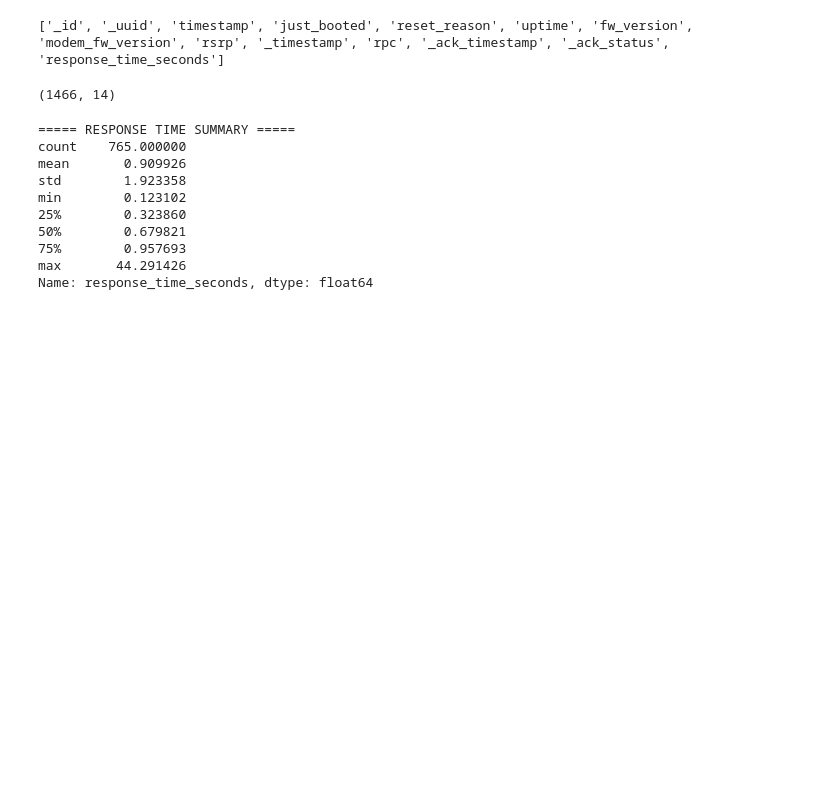
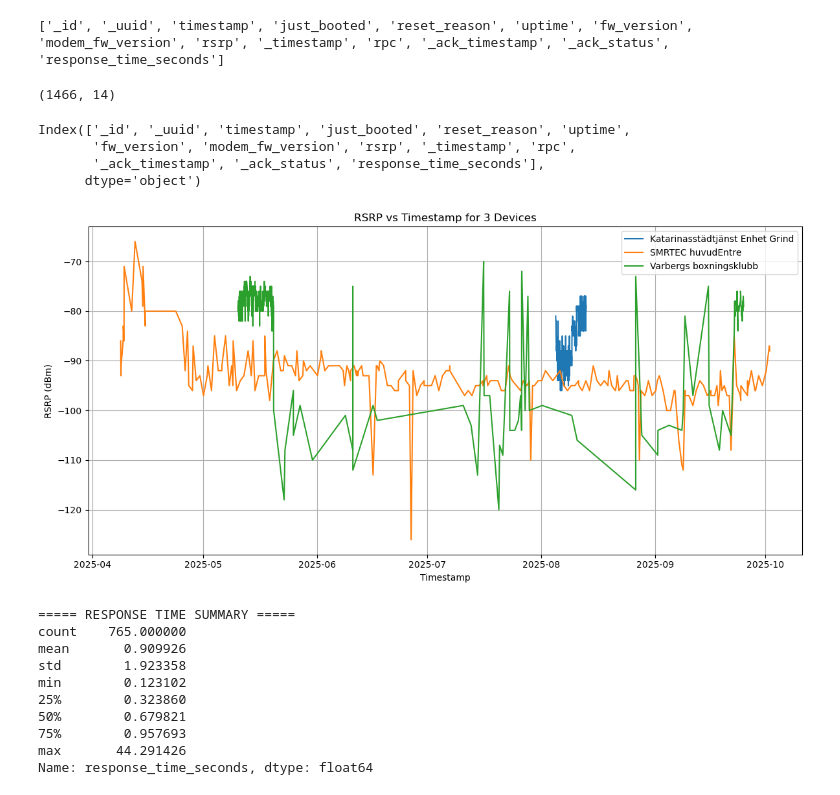
Before and after one commit to yuliaresina/lia_test_arena_, a Jupyter notebook: test_eda_fixed.ipynb, the cells around one changed output. Drawn from its saved outputs; the diff is of its cells as text; code cells hidden in the pictures; blank space fills up the shorter version.

Commit message:
flera graphs

```diff
--- a/test_eda_fixed.ipynb
+++ b/test_eda_fixed.ipynb
@@ -314,6 +313,45 @@ df.shape
 # %% [output]
 ['_id', '_uuid', 'timestamp', 'just_booted', 'reset_reason', 'uptime', 'fw_version', 'modem_fw_version', 'rsrp', '_timestamp', 'rpc', '_ack_timestamp', '_ack_status', 'response_time_seconds']
 (1466, 14)
+# %%
+import pandas as pd
+import matplotlib.pyplot as plt
+
+
+# Read the data
+df1 = pd.read_csv("3_enheterna_output_folder/Enhets data - Katarinasstädtjänst Enhet Grind _combined.csv")
+df2 = pd.read_csv("3_enheterna_output_folder/Enhets data - SMRTEC huvudEntre_combined.csv")
+df3 = pd.read_csv("3_enheterna_output_folder/Enhets data - Varbergs boxningsklubb_combined.csv")
+
+# Inspect column names
+print(df1.columns)
+
+# Convert timestamp column to datetime
+# Adjust the column names if needed
+df1['timestamp'] = pd.to_datetime(df1['timestamp'])
+df2['timestamp'] = pd.to_datetime(df2['timestamp'])
+df3['timestamp'] = pd.to_datetime(df3['timestamp'])
+
+# Plot RSRP vs timestamp
+plt.figure(figsize=(12, 6))
+plt.plot(df1['timestamp'], df1['rsrp'], label='Katarinasstädtjänst Enhet Grind')
+plt.plot(df2['timestamp'], df2['rsrp'], label='SMRTEC huvudEntre')
+plt.plot(df3['timestamp'], df3['rsrp'], label='Varbergs boxningsklubb')
+
+# Styling
+plt.title("RSRP vs Timestamp for 3 Devices")
+plt.xlabel("Timestamp")
+plt.ylabel("RSRP (dBm)")
+plt.legend()
+plt.grid(True)
+plt.tight_layout()
+plt.show()
+# %% [output]
+Index(['_id', '_uuid', 'timestamp', 'just_booted', 'reset_reason', 'uptime',
+       'fw_version', 'modem_fw_version', 'rsrp', '_timestamp', 'rpc',
+       '_ack_timestamp', '_ack_status', 'response_time_seconds'],
+      dtype='object')
+[figure, added]
 # %%
 # ==============================================
 # Response Time Distribution Analysis
```
Also changed, not shown: parts of 3 cells of this notebook.
